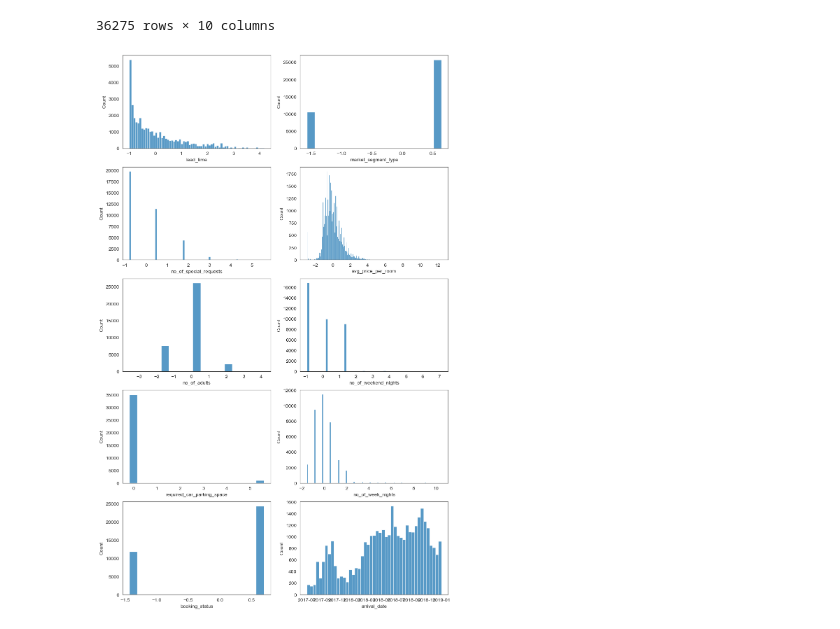
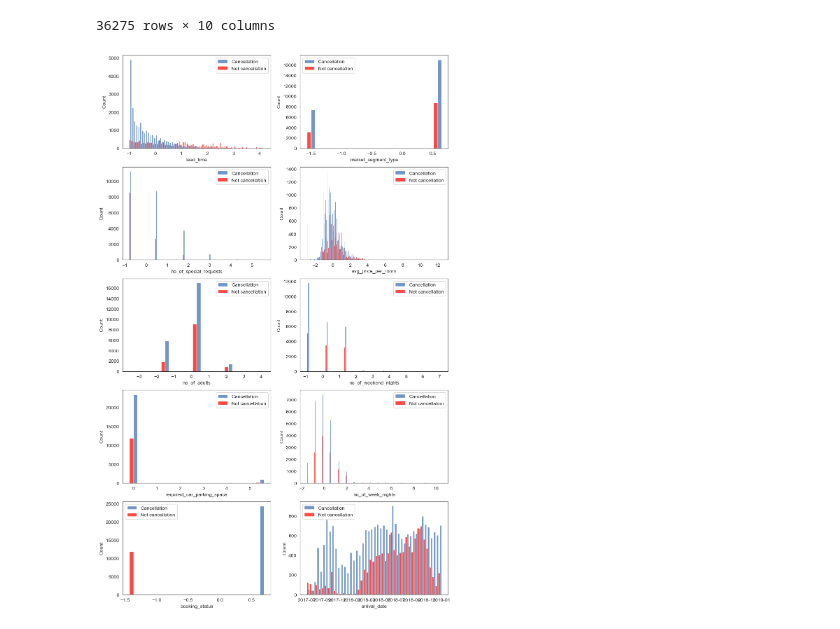
Before and after one commit to notfakearcher/yanjun, a Jupyter notebook: projects/statistics/central_tendency/cancellation _booking/cancellation_booking.ipynb, the cells around one changed output. Drawn from its saved outputs; the diff is of its cells as text; code cells hidden in the pictures.

```diff
--- a/projects/statistics/central_tendency/cancellation _booking/cancellation_booking.ipynb
+++ b/projects/statistics/central_tendency/cancellation _booking/cancellation_booking.ipynb
@@ -119,15 +119,9 @@ booking[object_type] = booking.select_dtypes('object').apply(le.fit_transform)
 fig, axes = plt.subplots(nrows = 5, ncols = 2, figsize = (12, 20))
 axes = np.ravel(axes)
 for i,j in enumerate(booking.columns):
-  if i == 6:
-    sns.axes_style('white')
-    # sns.histplot(data = booking, x = j, hue = 'booking_status', bins = 20, multiple = 'stack')
-    sns.histplot(data = booking, x = j, hue = 'booking_status', bins = 20, multiple = 'dodge', ax = axes[i])
-    axes[i].legend(labels = ['Cancellation', 'Not cancellation'])
-  elif i == 9:
-    sns.histplot(data = booking, x = j, hue = 'booking_status', multiple = 'dodge', ax = axes[i])
-    axes[i].legend(labels = ['Cancellation', 'Not cancellation'])
-  else:
-    sns.histplot(data = booking, x = j, ax = axes[i])
+  sns.axes_style('white')
+  # sns.histplot(data = booking, x = j, hue = 'booking_status', bins = 20, multiple = 'stack')
+  sns.histplot(data = booking, x = j, hue = 'booking_status', bins = 20, multiple = 'dodge', ax = axes[i])
+  axes[i].legend(labels = ['Cancellation', 'Not cancellation'])
 plt.show()
 # %% [output]
@@ -135,6 +128,0 @@ plt.show()
-# %%
-# visualize the whole year cancellation and not-cancellation
-sns.set_style('white')
-sns.histplot(data = booking, x = 'arrival_date', hue = 'booking_status', bins = 20, element = 'step')
-plt.legend(title = 'booking_status', loc = 'upper left', labels = ['Cancellation', 'Not cancellation'])
-plt.show()
@@ -149,3 +135,11 @@ plt.legend(title = 'booking_status', loc = 'upper left', labels = ['Cancellation
 plt.show()
 # %% [output]
 [figure]
+# %%
+# plot the boxplot so that we ca see the outliers
+fig, axes = plt.subplots(5,2, figsize = (12, 20))
+axes = np.ravel(axes)
+for i, j in enumerate(booking.columns):
+  sns.boxplot(data = booking, y = j, hue = 'booking_status', ax = axes[i])
+  axes[i].legend(['cancellation', 'non-cancellation'])
+plt.show()
@@ -179,9 +175,10 @@ booking1
 # %%
 # visualize the dataset after standardized
 fig, axes = plt.subplots(nrows = 5, ncols = 2, figsize = (12, 20))
 axes = np.ravel(axes)
 for i,j in enumerate(booking1.columns):
-  sns.histplot(data = booking1, x = j, ax = axes[i])
+  sns.histplot(data = booking1, x = j, ax = axes[i], hue = 'booking_status', palette = ["#FF0B04", "#4374B3"], multiple = 'dodge')
+  axes[i].legend(labels = ['Cancellation', 'Not cancellation'])
 plt.show()
 # %% [output]
-[figure, old version]
+[figure, new version]
```
Also changed, not shown: parts of 4 cells of this notebook.
